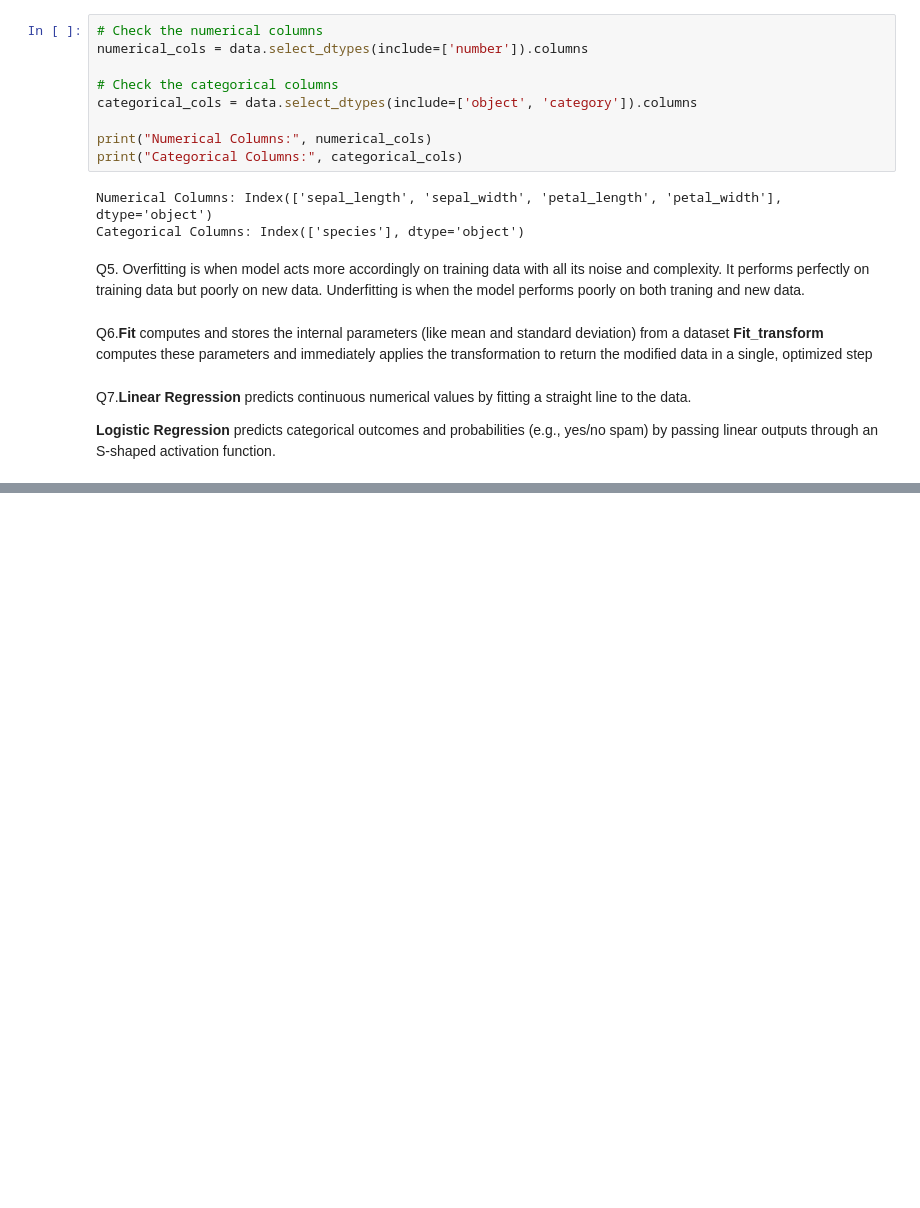
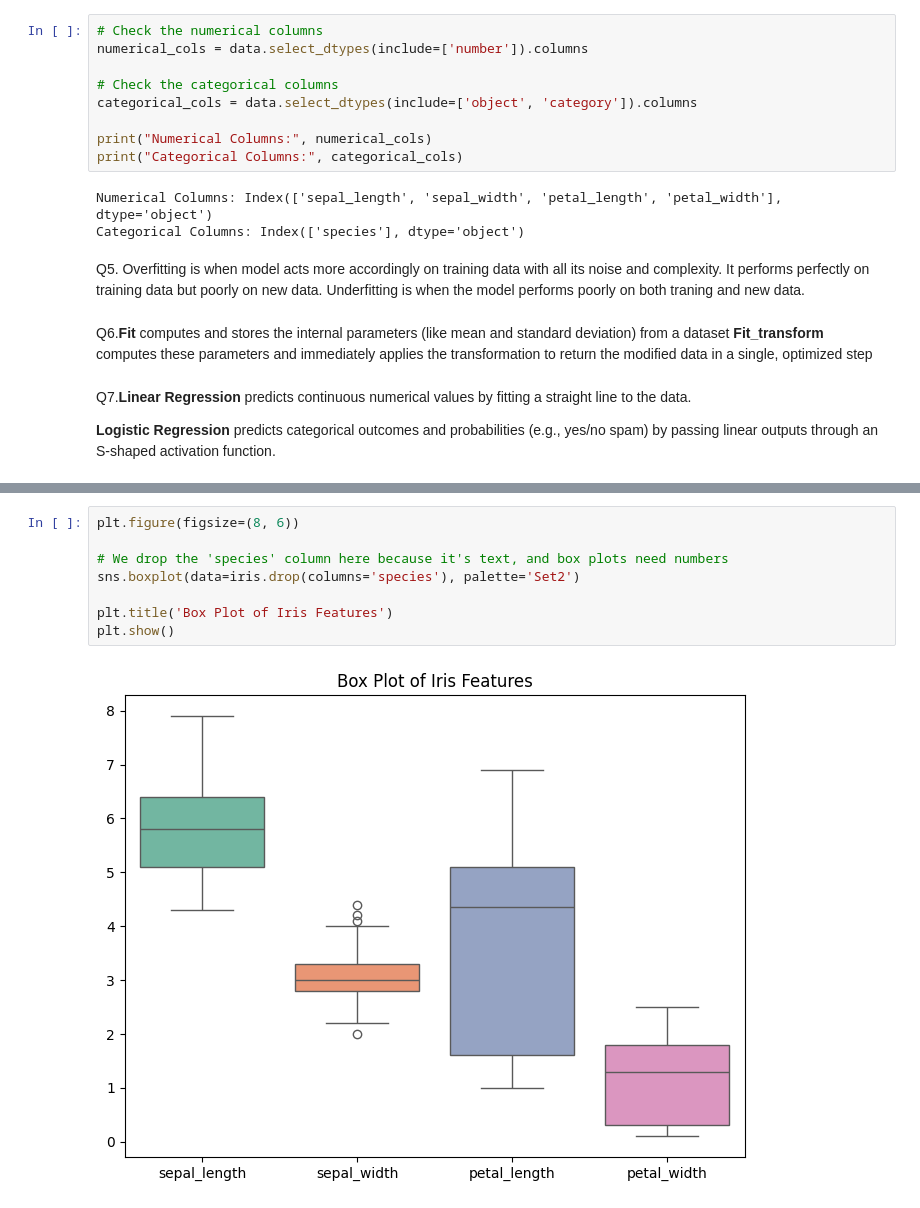
Before and after one commit to Rashedrahmann/learnig-log, a Jupyter notebook: Exam.ipynb, the cells around one changed output, grey strips where cells are left out. Cells and saved outputs as stored; diff of their text form; blank space fills up the shorter version.

```diff
--- a/Exam.ipynb
+++ b/Exam.ipynb
@@ -81,0 +111,10 @@ Q7.**Linear Regression** predicts continuous numerical values by fitting a strai
+# %%
+plt.figure(figsize=(8, 6))
+
+# We drop the 'species' column here because it's text, and box plots need numbers
+sns.boxplot(data=iris.drop(columns='species'), palette='Set2')
+
+plt.title('Box Plot of Iris Features')
+plt.show()
+# %% [output]
+[figure, added]
```
Also changed, not shown: parts of 6 cells of this notebook.
